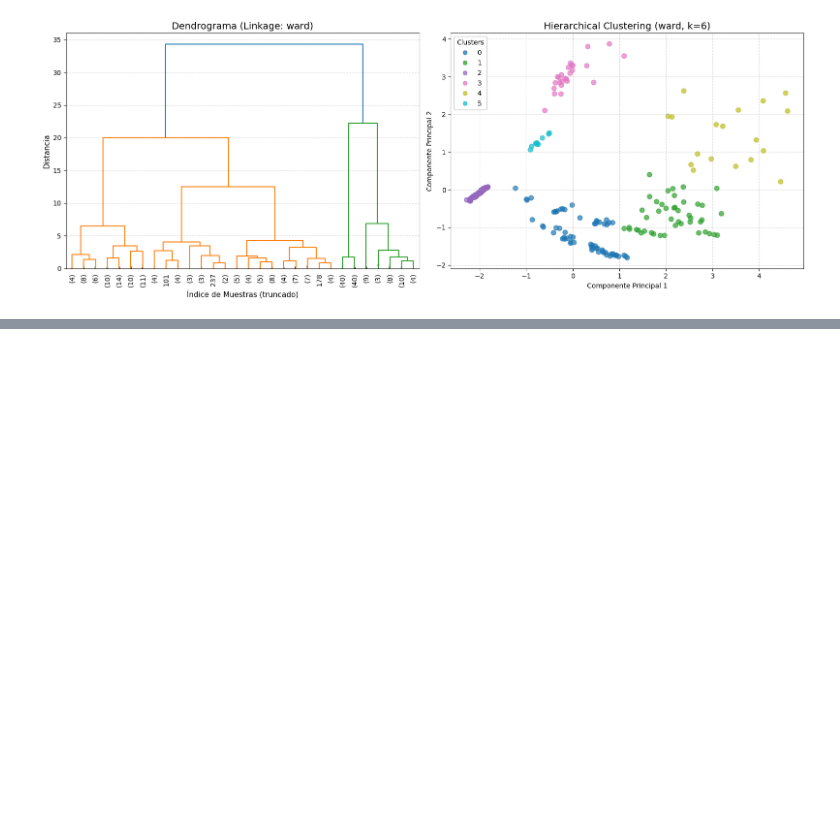
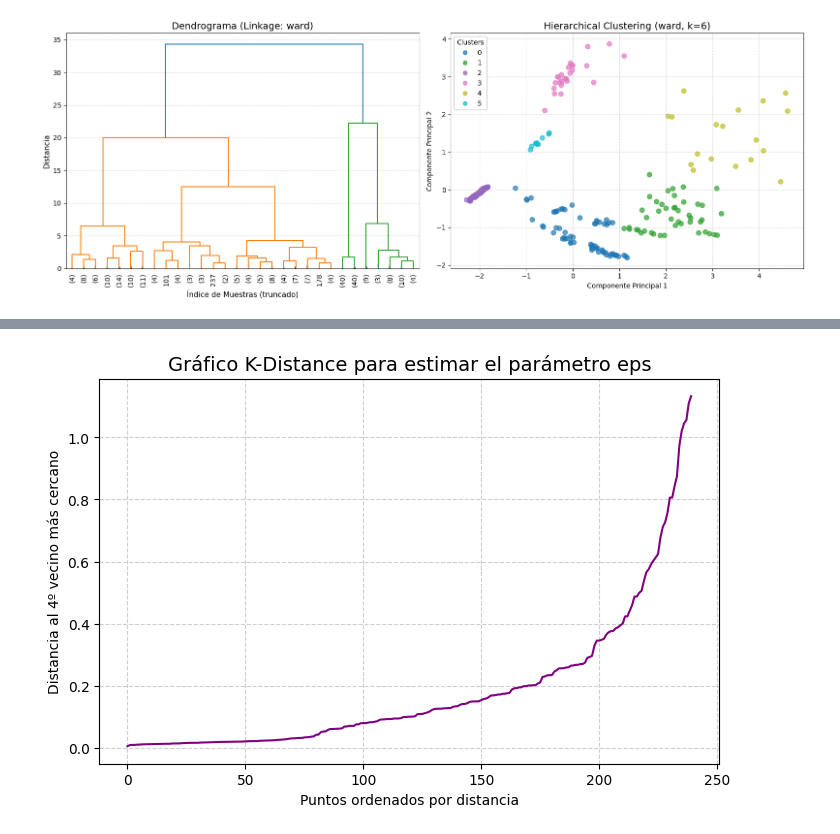
Before and after one commit to 100522128/g81_P2_03_Aprendizaje_Automatico, a Jupyter notebook: notebook.ipynb, the cells around one changed output, grey strips where cells are left out. Cells and saved outputs as stored; diff of their text form; code cells hidden in the pictures; blank space fills up the shorter version.

```diff
--- a/notebook.ipynb
+++ b/notebook.ipynb
@@ -448,0 +481,26 @@ plt.show()
+# %%
+from sklearn.neighbors import NearestNeighbors
+import numpy as np
+import matplotlib.pyplot as plt
+
+# Heurística: min_samples suele ser 2 * dimensiones
+min_samples_heuristico = 4
+
+# Calculamos la distancia de cada punto a su k-ésimo vecino más cercano
+nn = NearestNeighbors(n_neighbors=min_samples_heuristico)
+neighbors = nn.fit(X_pca)
+distancias, indices = neighbors.kneighbors(X_pca)
+
+# Ordenamos las distancias de menor a mayor
+distancias_ordenadas = np.sort(distancias[:, min_samples_heuristico-1], axis=0)
+
+# Graficamos para buscar el "codo"
+plt.figure(figsize=(8, 5))
+plt.plot(distancias_ordenadas, color='purple')
+plt.title('Gráfico K-Distance para estimar el parámetro eps', fontsize=14)
+plt.xlabel('Puntos ordenados por distancia')
+plt.ylabel(f'Distancia al {min_samples_heuristico}º vecino más cercano')
+plt.grid(True, linestyle='--', alpha=0.6)
+plt.show()
+# %% [output]
+[figure, added]
```
Also changed, not shown: parts of 8 cells of this notebook.
